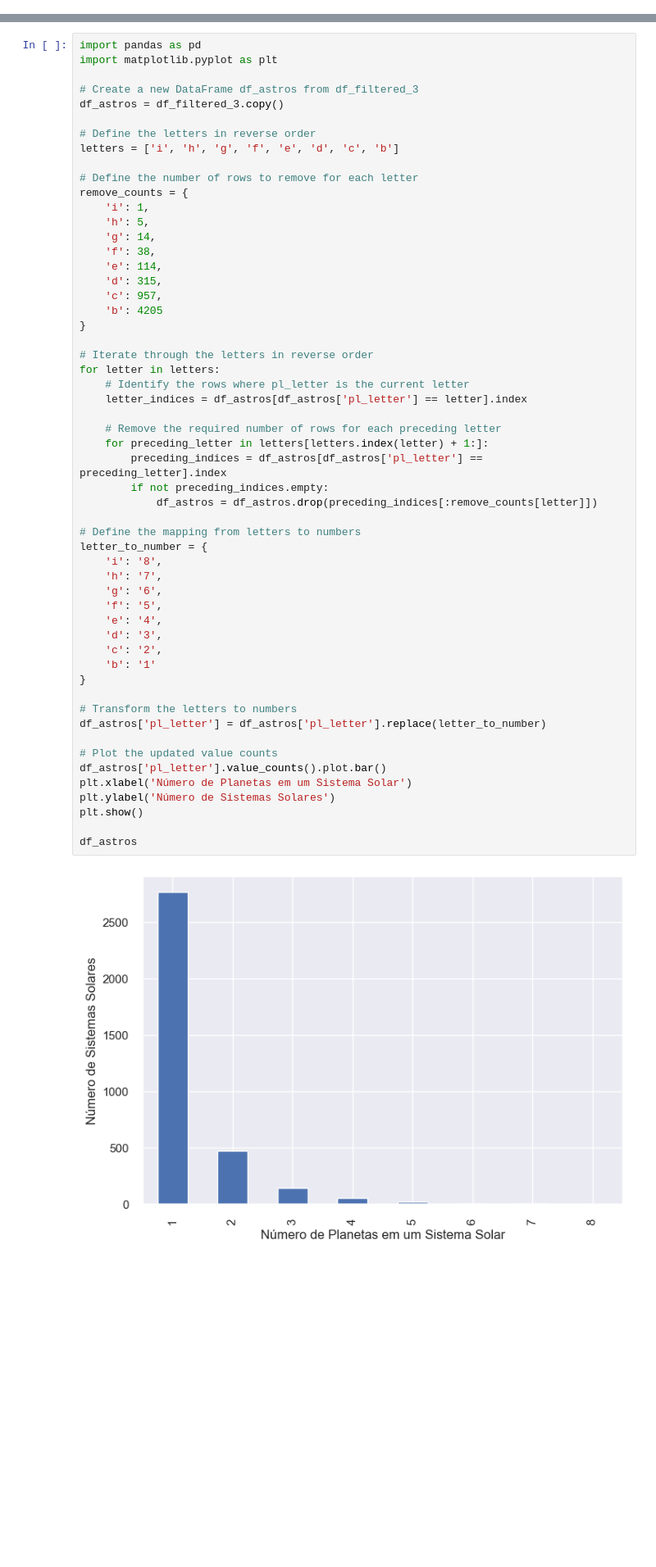
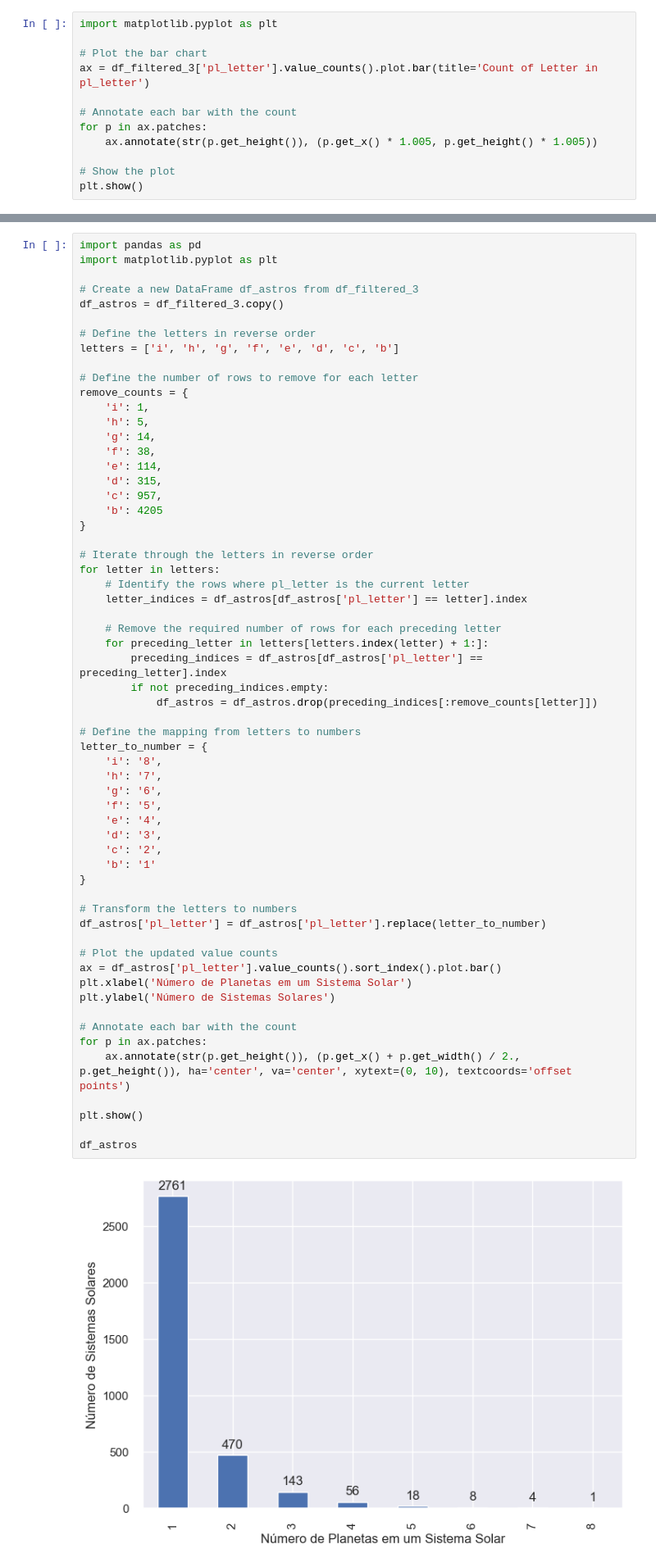
Before and after one commit to albertoseleto/exoplanets-classifier, a Jupyter notebook: thesis.ipynb, the cells around one changed output, grey strips where cells are left out. Shown at 82% size. Cells and saved outputs as stored; diff of their text form; blank space fills up the shorter version.

```diff
--- a/thesis.ipynb
+++ b/thesis.ipynb
@@ -351,0 +337,12 @@ Name: count, dtype: int64
+# %%
+import matplotlib.pyplot as plt
+
+# Plot the bar chart
+ax = df_filtered_3['pl_letter'].value_counts().plot.bar(title='Count of Letter in pl_letter')
+
+# Annotate each bar with the count
+for p in ax.patches:
+    ax.annotate(str(p.get_height()), (p.get_x() * 1.005, p.get_height() * 1.005))
+
+# Show the plot
+plt.show()
@@ -377,35 +376,40 @@ for letter in letters:
     letter_indices = df_astros[df_astros['pl_letter'] == letter].index
 
     # Remove the required number of rows for each preceding letter
     for preceding_letter in letters[letters.index(letter) + 1:]:
         preceding_indices = df_astros[df_astros['pl_letter'] == preceding_letter].index
         if not preceding_indices.empty:
             df_astros = df_astros.drop(preceding_indices[:remove_counts[letter]])
 
 # Define the mapping from letters to numbers
 letter_to_number = {
     'i': '8',
     'h': '7',
     'g': '6',
     'f': '5',
     'e': '4',
     'd': '3',
     'c': '2',
     'b': '1'
 }
 
 # Transform the letters to numbers
 df_astros['pl_letter'] = df_astros['pl_letter'].replace(letter_to_number)
 
 # Plot the updated value counts
-df_astros['pl_letter'].value_counts().plot.bar()
+ax = df_astros['pl_letter'].value_counts().sort_index().plot.bar()
 plt.xlabel('Número de Planetas em um Sistema Solar')
 plt.ylabel('Número de Sistemas Solares')
+
+# Annotate each bar with the count
+for p in ax.patches:
+    ax.annotate(str(p.get_height()), (p.get_x() + p.get_width() / 2., p.get_height()), ha='center', va='center', xytext=(0, 10), textcoords='offset points')
+
 plt.show()
 
 df_astros
 # %% [output]
-[figure, old version]
+[figure, new version]
 |  | rowid | pl_name | hostname | pl_letter | hd_name | hip_name | tic_id | gaia_id | default_flag | star_number | ... |
 | 2852 | 2853 | HD 219134 h | HD 219134 | 7 | HD 219134 | HIP 114622 | TIC 283722336 | Gaia DR2 2009481748875806976 | 1 | 1 | ... |
 | 5920 | 5921 | KMT-2021-BLG-1253L b | KMT-2021-BLG-1253L | 1 | NaN | NaN | NaN | NaN | 1 | 1 | ... |
```
Also changed, not shown: parts of 2 cells of this notebook.
